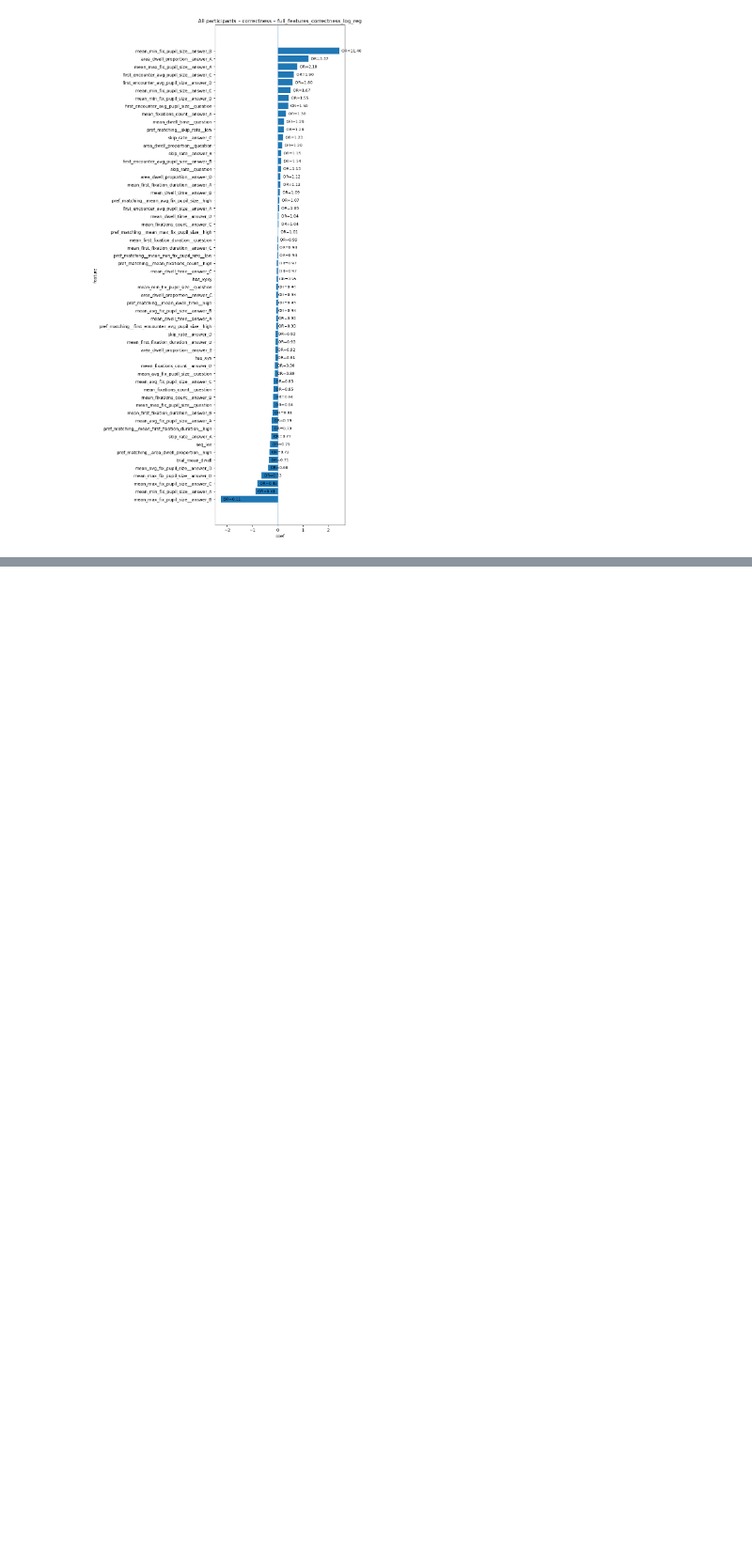
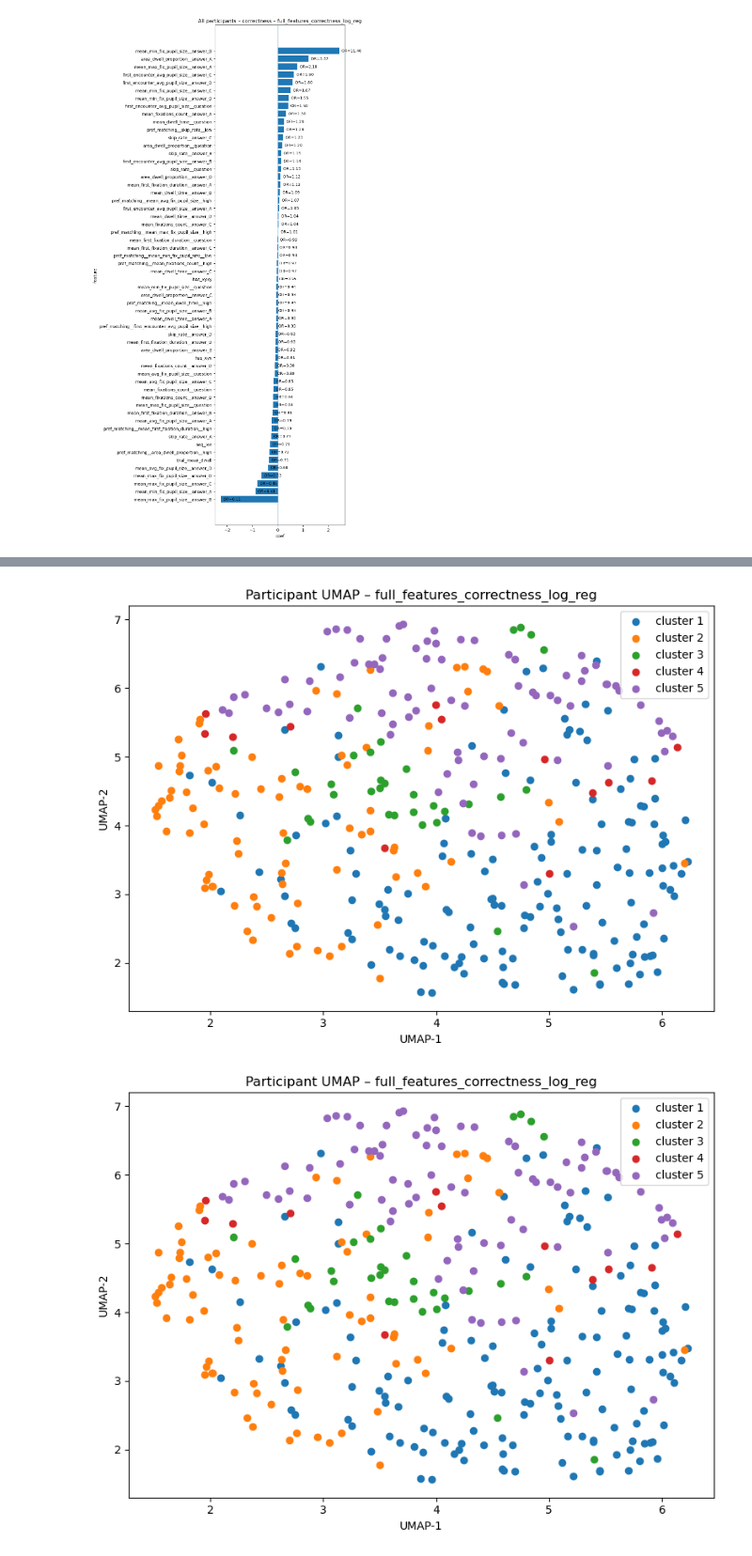
Before and after one commit to Mormorfor/QA_eyetracking, a Jupyter notebook: notebooks/answer_corr_prediction.ipynb, the cells around one changed output, grey strips where cells are left out. Shown at 94% size. Drawn from its saved outputs; the diff is of its cells as text; code cells hidden in the pictures; blank space fills up the shorter version.

```diff
--- a/notebooks/answer_corr_prediction.ipynb
+++ b/notebooks/answer_corr_prediction.ipynb
@@ -164,0 +197,11 @@ summary_df
+# %%
+umap_xy = compute_participant_umap(inputs.coef_matrix_z, metric="cosine", random_state=42)
+plot_participant_umap(
+    umap_xy,
+    labels=clust.labels,
+    title=f"Participant UMAP – {model_name}",
+    save_path=f"../reports/plots/participant_similarity/correctness/{model_name}/umap.png",
+)
+# %% [output]
+[figure, added]
+[figure, added]
```
Also changed, not shown: parts of 7 cells of this notebook, 10 other files.
